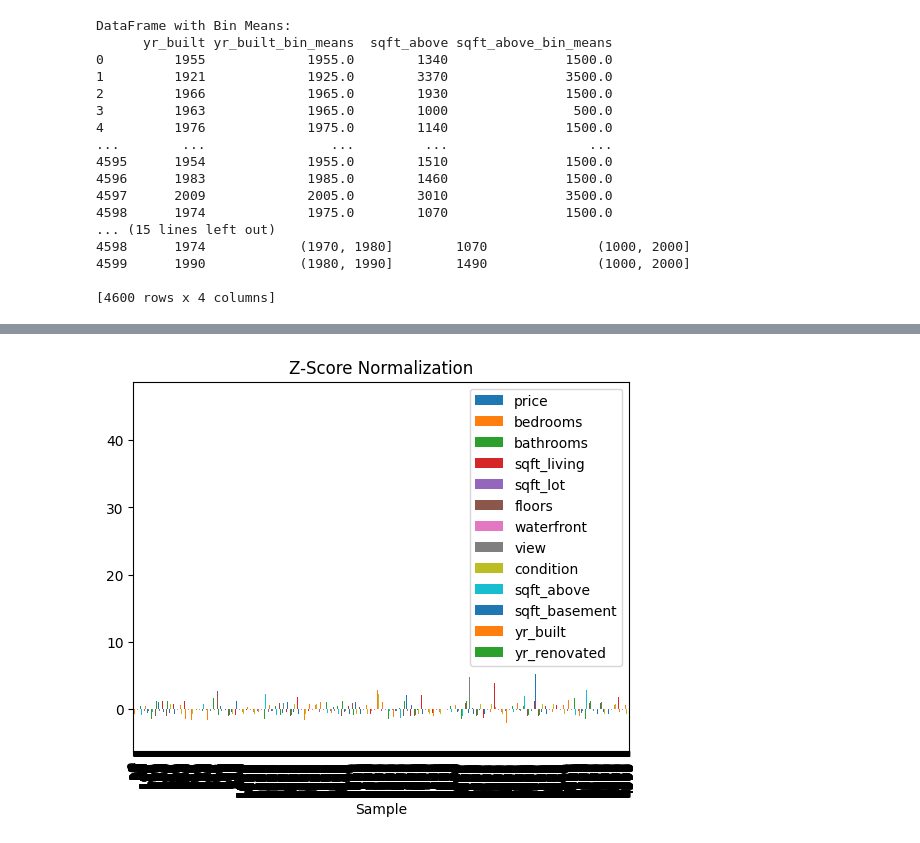
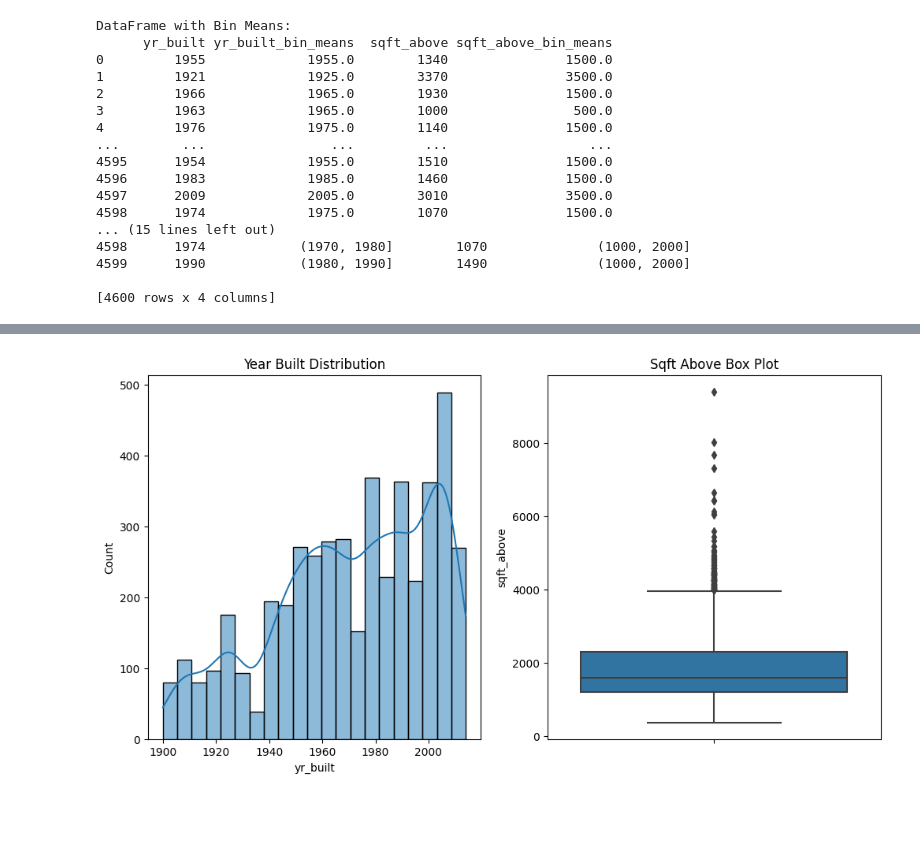
Before and after one commit to joshIsac/sem-2-lab-, a Jupyter notebook: HOUSE_DATASET.ipynb, the cells around one changed output, grey strips where cells are left out. Cells and saved outputs as stored; diff of their text form; code cells hidden in the pictures; blank space fills up the shorter version.

```diff
--- a/HOUSE_DATASET.ipynb
+++ b/HOUSE_DATASET.ipynb
@@ -154,14 +123,12 @@ Normalized DataFrame:
-# %%
-numeric_columns = df.select_dtypes(include=['number'])
-
-# Apply Z-score normalization to numerical attributes
-scaler = StandardScaler()
-zscore_normalized_data = scaler.fit_transform(numeric_columns)
-zscore_normalized_df = pd.DataFrame(zscore_normalized_data, columns=numeric_columns.columns)
-
-# Visualization of Z-Score Values
-zscore_normalized_df.plot(kind='bar', title='Z-Score Normalization')
-plt.xlabel('Sample')
-plt.show()
-# %% [output]
-[figure, removed]
+# %%
+plt.figure(figsize=(12, 6))
+plt.subplot(1, 2, 1)
+sn.histplot(df['yr_built'], kde=True)
+plt.title('Year Built Distribution')
+
+plt.subplot(1, 2, 2)
+sn.boxplot(y=df['sqft_above'])
+plt.title('Sqft Above Box Plot')
+plt.show()
+# %% [output]
+[figure, added]
```
Also changed, not shown: parts of 6 cells of this notebook.
